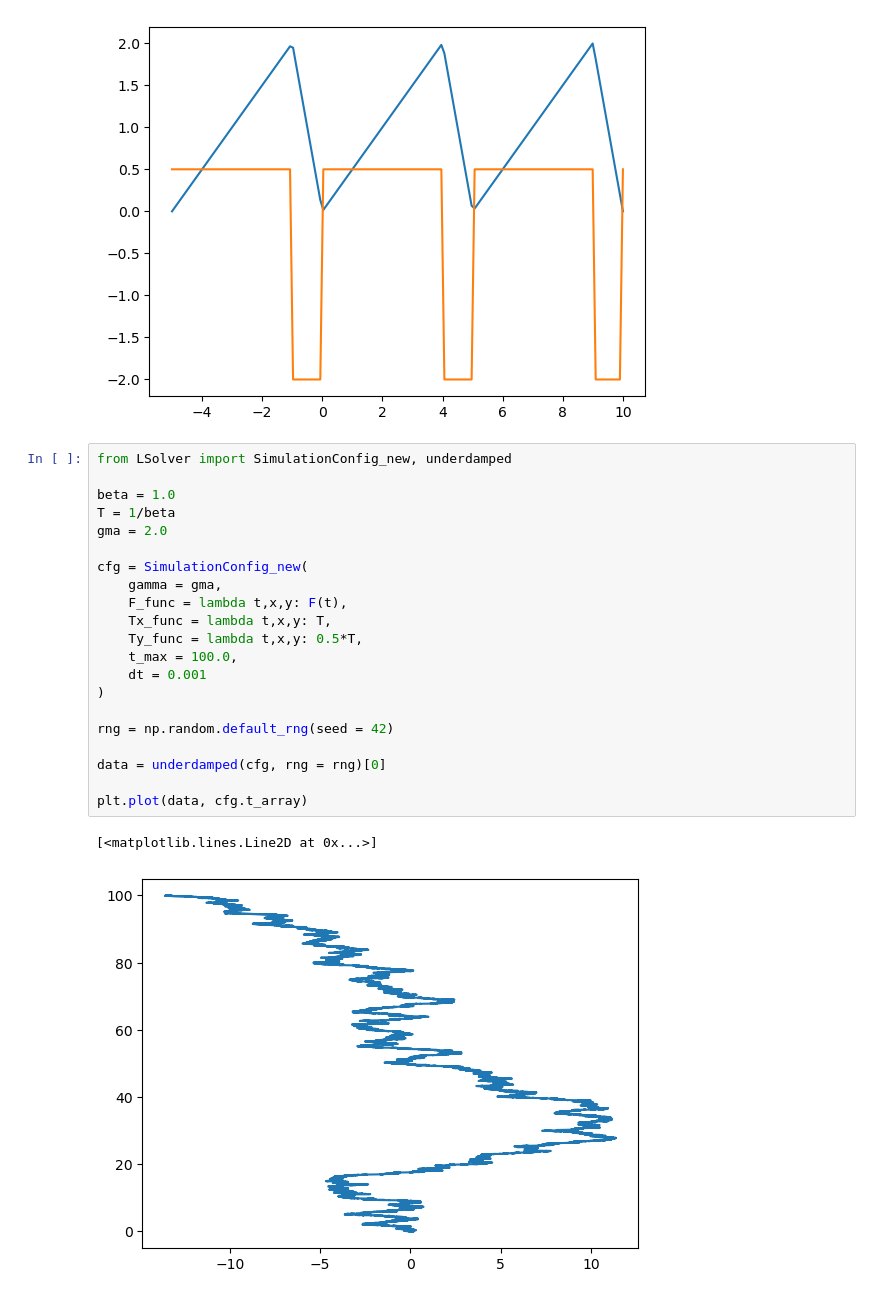
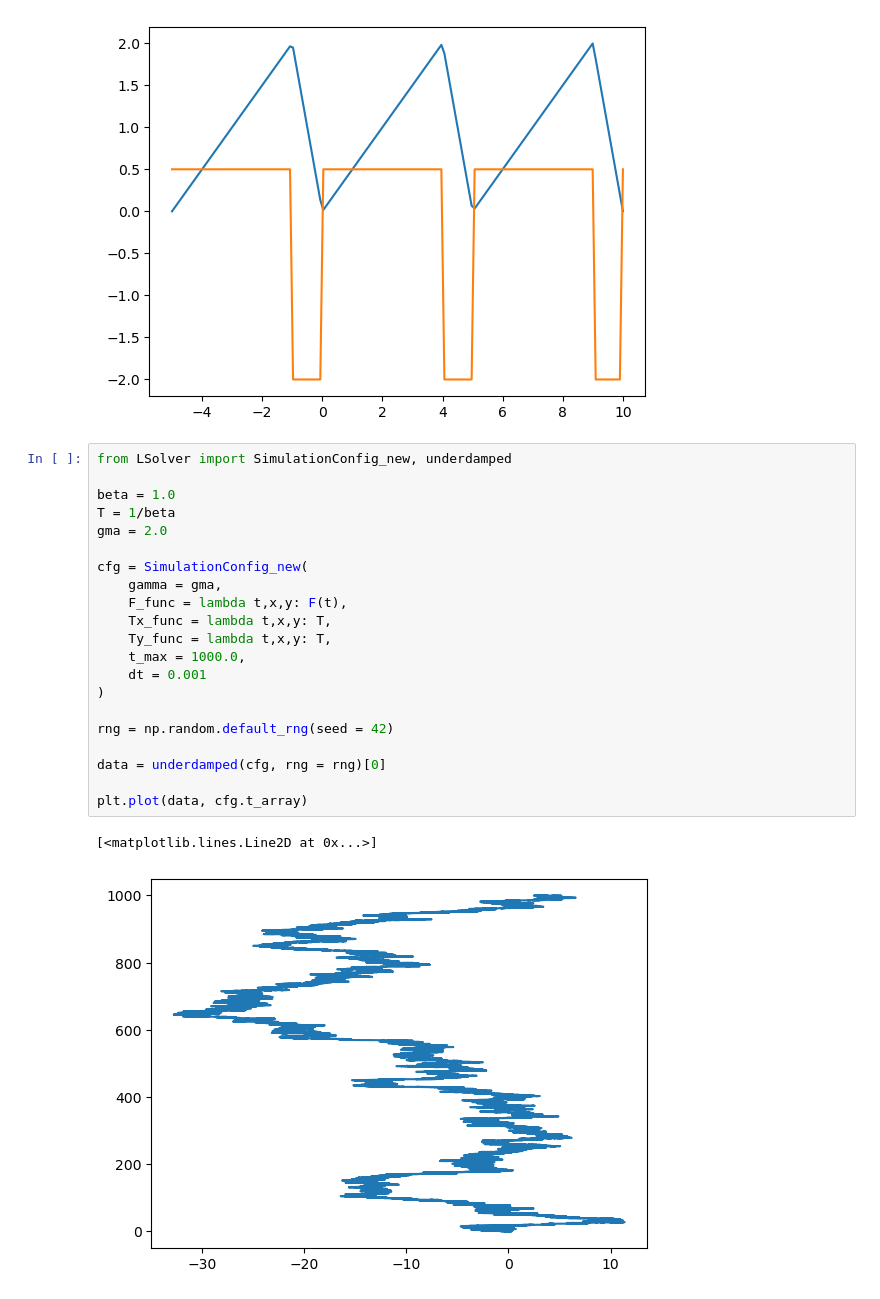
Before and after one commit to Ben-Janda/Molecular-Motor, a Jupyter notebook: 02_Feynmans-ratchet.ipynb, the cells around one changed output. Saved outputs shown, nothing was run; the diff lists cells and outputs as text.

```diff
--- a/02_Feynmans-ratchet.ipynb
+++ b/02_Feynmans-ratchet.ipynb
@@ -38,24 +38,24 @@ plt.plot(t,ft)
 # %%
 from LSolver import SimulationConfig_new, underdamped
 
 beta = 1.0
 T = 1/beta
 gma = 2.0
 
 cfg = SimulationConfig_new(
     gamma = gma,
     F_func = lambda t,x,y: F(t),
     Tx_func = lambda t,x,y: T,
-    Ty_func = lambda t,x,y: 0.5*T,
-    t_max = 100.0,
+    Ty_func = lambda t,x,y: T,
+    t_max = 1000.0,
     dt = 0.001
 )
 
 rng = np.random.default_rng(seed = 42)
 
 data = underdamped(cfg, rng = rng)[0]
 
 plt.plot(data, cfg.t_array)
 # %% [output]
 [<matplotlib.lines.Line2D at 0x...>]
-[figure, old version]
+[figure, new version]
```
Also changed, not shown: 1 other file.
